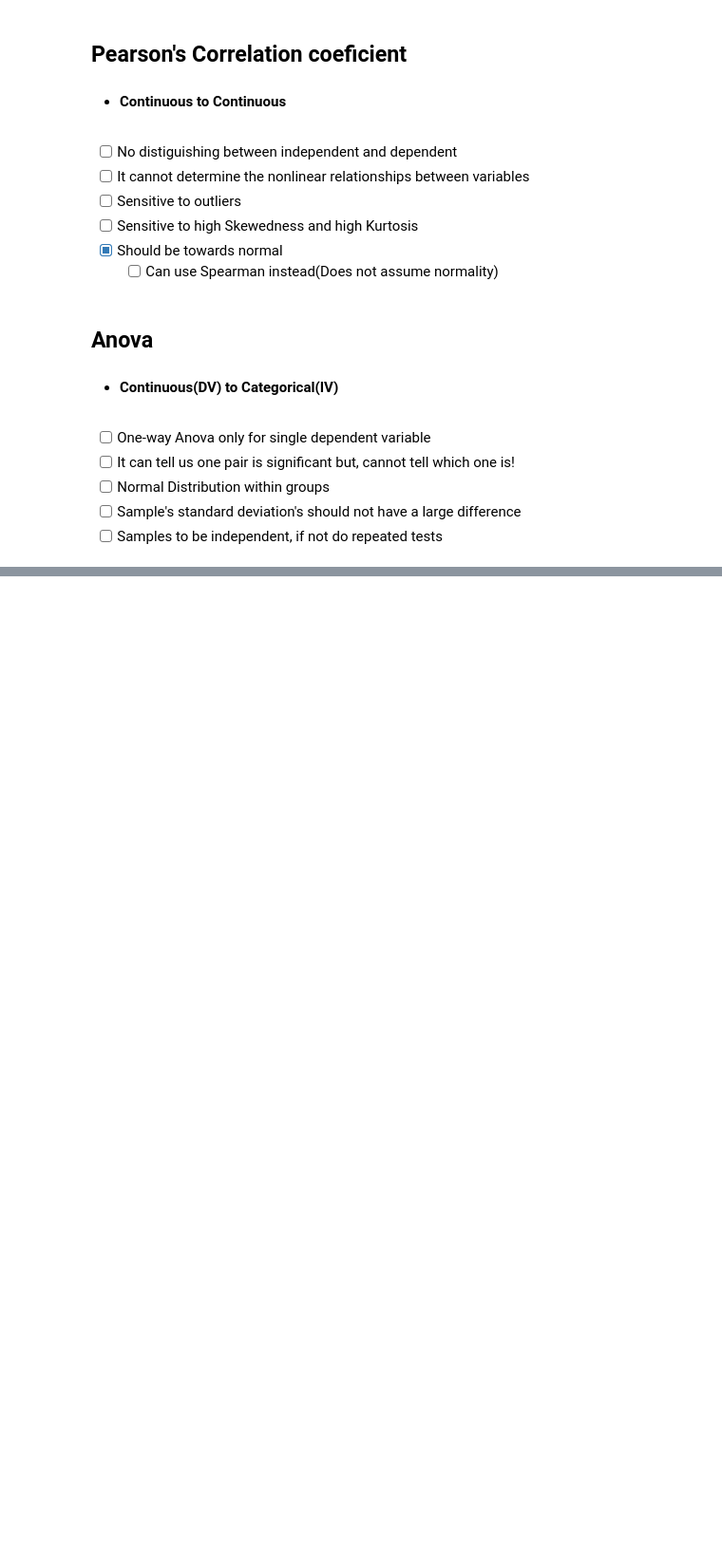
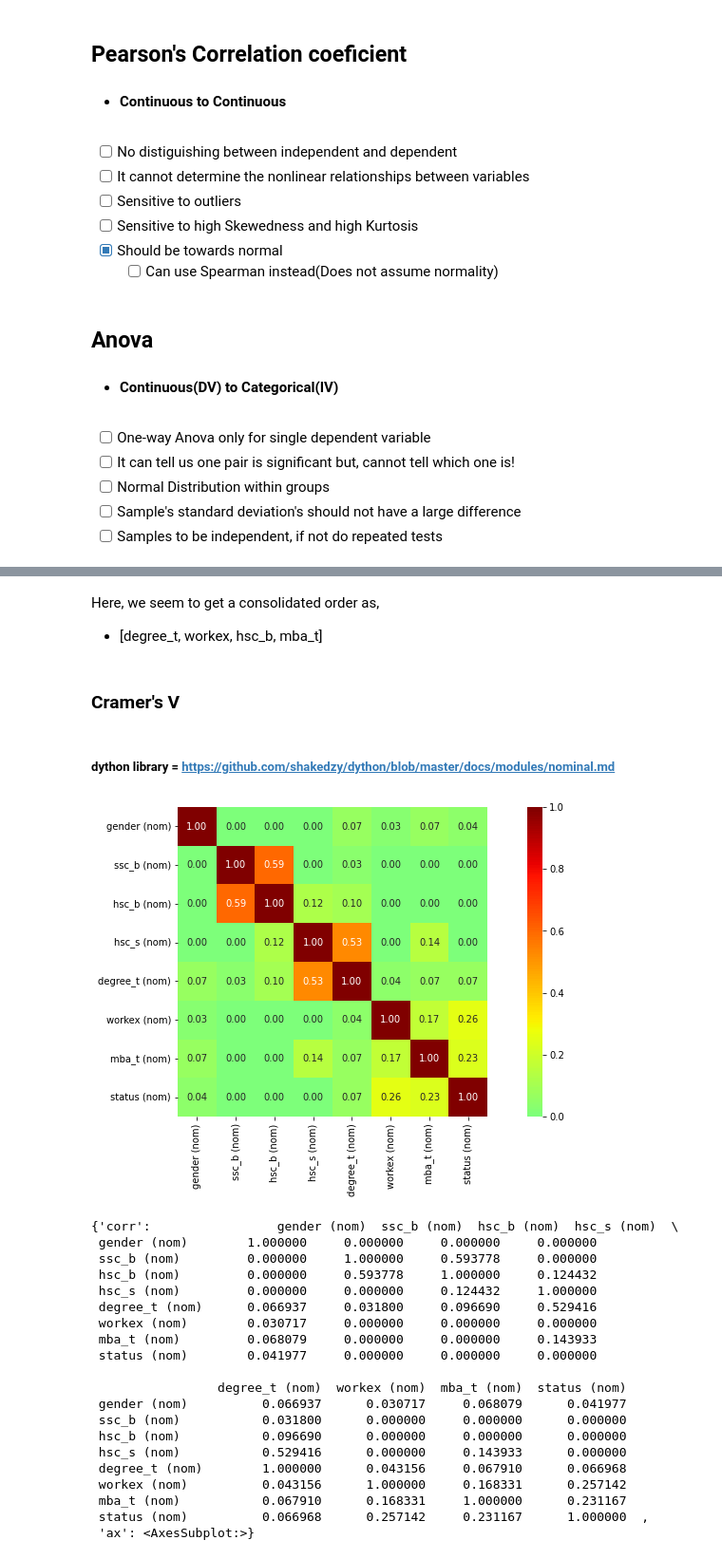
Before and after one commit to VARUN7111/Placement_Salary, a Jupyter notebook: status_and_salary.ipynb, the cells around one changed output, grey strips where cells are left out. Shown: that part at 95% size. Saved outputs shown, nothing was run; the diff lists cells and outputs as text; code cells hidden in the pictures; blank space fills up the shorter version.

```diff
--- a/status_and_salary.ipynb
+++ b/status_and_salary.ipynb
@@ -254,0 +690,36 @@ sns.boxplot(df1.salary,color = 'orange')
+# %% [markdown]
+Here, we seem to get a consolidated order as,
+- [degree_t, workex, hsc_b, mba_t]
+# %% [markdown]
+### Cramer's V
+# %% [markdown]
+##### dython library = https://github.com/shakedzy/dython/blob/master/docs/modules/nominal.md
+# %%
+dataset1 = data.iloc[:,[0,2,4,5,7,8,10,12]]
+# %%
+associations(dataset1, nominal_columns=['gender', 'ssc_b', 'hsc_b', 'hsc_s',
+       'degree_t', 'workex', 'mba_t', 'status'], mark_columns=True,
+             nom_nom_assoc='cramer', ax=None, figsize=(15,6), annot=True, fmt='.2f',
+             cmap='jet', sv_color='silver', cbar=True, vmax=1.0, vmin=0.00, plot=True, title=None)
+# %% [output]
+[figure, added]
+{'corr':                 gender (nom)  ssc_b (nom)  hsc_b (nom)  hsc_s (nom)  \
+ gender (nom)        1.000000     0.000000     0.000000     0.000000
+ ssc_b (nom)         0.000000     1.000000     0.593778     0.000000
+ hsc_b (nom)         0.000000     0.593778     1.000000     0.124432
+ hsc_s (nom)         0.000000     0.000000     0.124432     1.000000
+ degree_t (nom)      0.066937     0.031800     0.096690     0.529416
+ workex (nom)        0.030717     0.000000     0.000000     0.000000
+ mba_t (nom)         0.068079     0.000000     0.000000     0.143933
+ status (nom)        0.041977     0.000000     0.000000     0.000000
+
+                 degree_t (nom)  workex (nom)  mba_t (nom)  status (nom)
+ gender (nom)          0.066937      0.030717     0.068079      0.041977
+ ssc_b (nom)           0.031800      0.000000     0.000000      0.000000
+ hsc_b (nom)           0.096690      0.000000     0.000000      0.000000
+ hsc_s (nom)           0.529416      0.000000     0.143933      0.000000
+ degree_t (nom)        1.000000      0.043156     0.067910      0.066968
+ workex (nom)          0.043156      1.000000     0.168331      0.257142
+ mba_t (nom)           0.067910      0.168331     1.000000      0.231167
+ status (nom)          0.066968      0.257142     0.231167      1.000000  ,
+ 'ax': <AxesSubplot:>}
```
Also changed, not shown: parts of 52 cells of this notebook.
